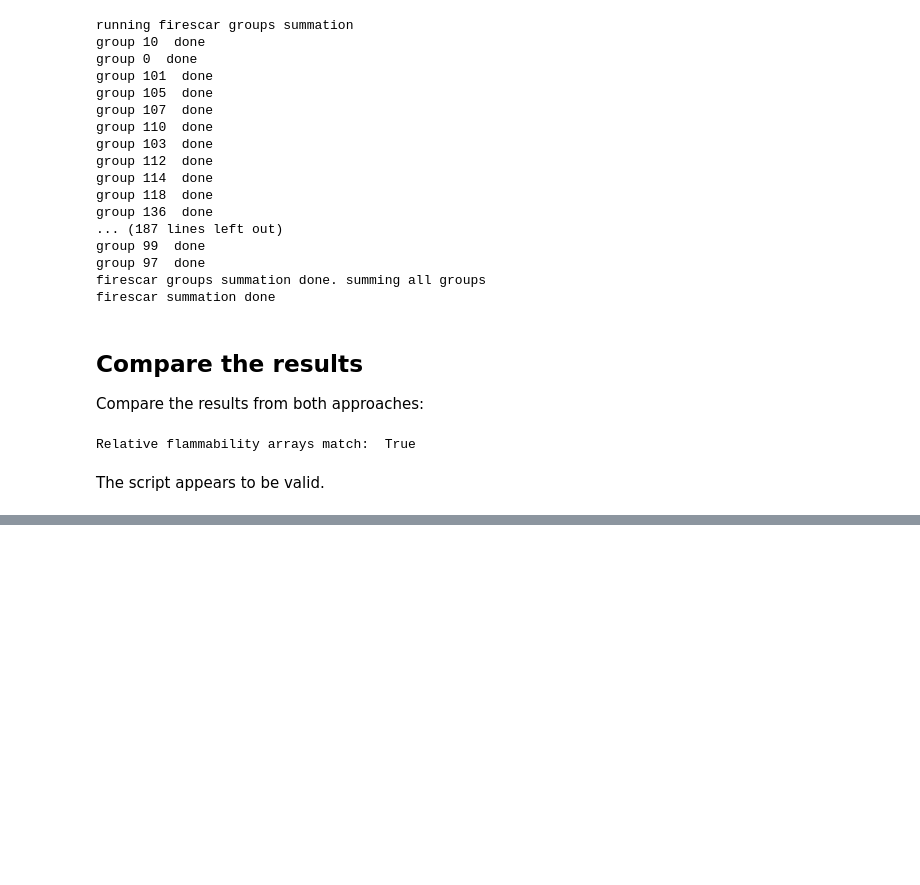
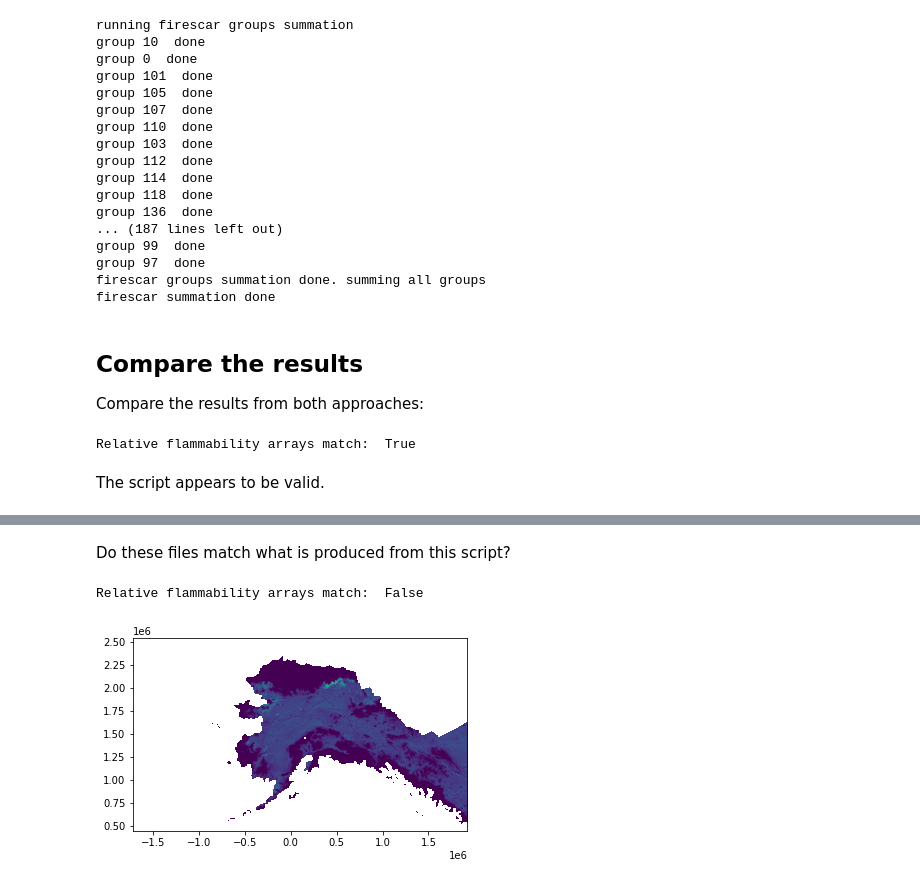
Before and after one commit to ua-snap/alfresco_postprocessing, a Jupyter notebook: snap_scripts/validate_relflam.ipynb, the cells around one changed output, grey strips where cells are left out. Cells and saved outputs as stored; diff of their text form; code cells hidden in the pictures; blank space fills up the shorter version.

Commit message:
compare existing relflam rasters with test outputs

```diff
--- a/snap_scripts/validate_relflam.ipynb
+++ b/snap_scripts/validate_relflam.ipynb
@@ -254,0 +282,17 @@ The script appears to be valid.
+# %% [markdown]
+Do these files match what is produced from this script?
+# %%
+fp = (
+    "/workspace/Shared/Tech_Projects/SERDP_Fish_Fire/project_files/Calibration/HighCalib/FMO_Calibrated/"
+    "RelativeFlammability/alfresco_relative_flammability_CCSM4_rcp45_NoFMO.tif"
+)
+with rio.open(fp) as src1:
+    with rio.open(output_filename) as src2:
+        print("Relative flammability arrays match: ", np.all(src1.read(1) == src2.read(1)))
+# %% [output]
+Relative flammability arrays match:  False
+# %%
+with rio.open(fp) as src1:
+    show(src1)
+# %% [output]
+[figure, added]
```
Also changed, not shown: parts of 5 cells of this notebook.
